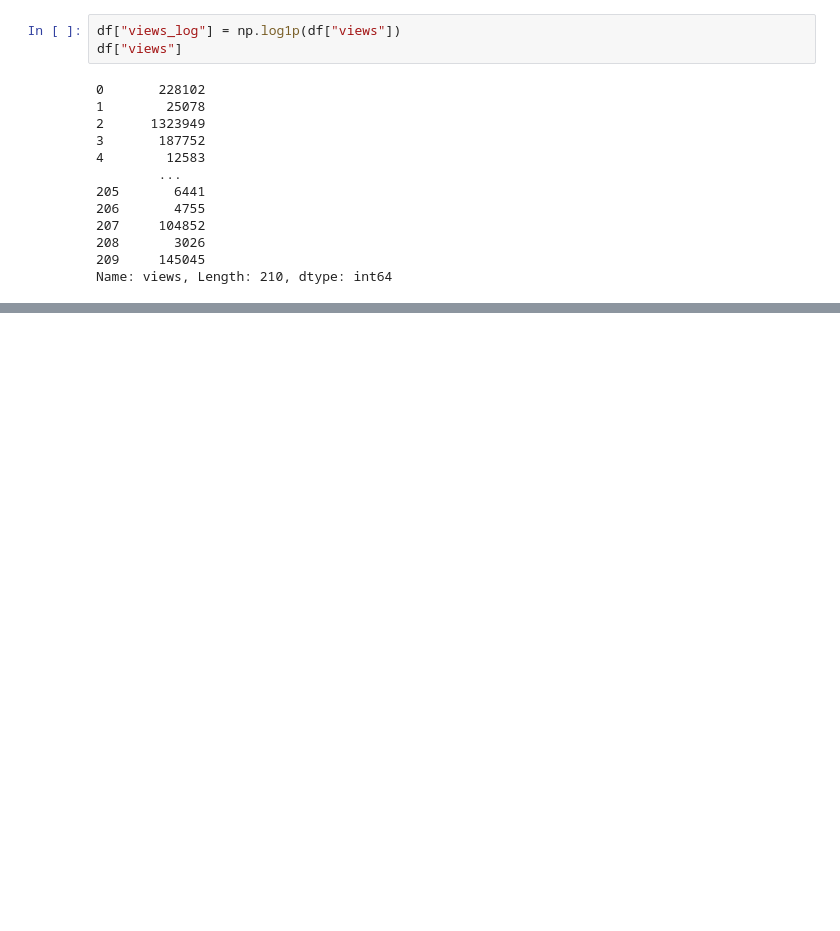
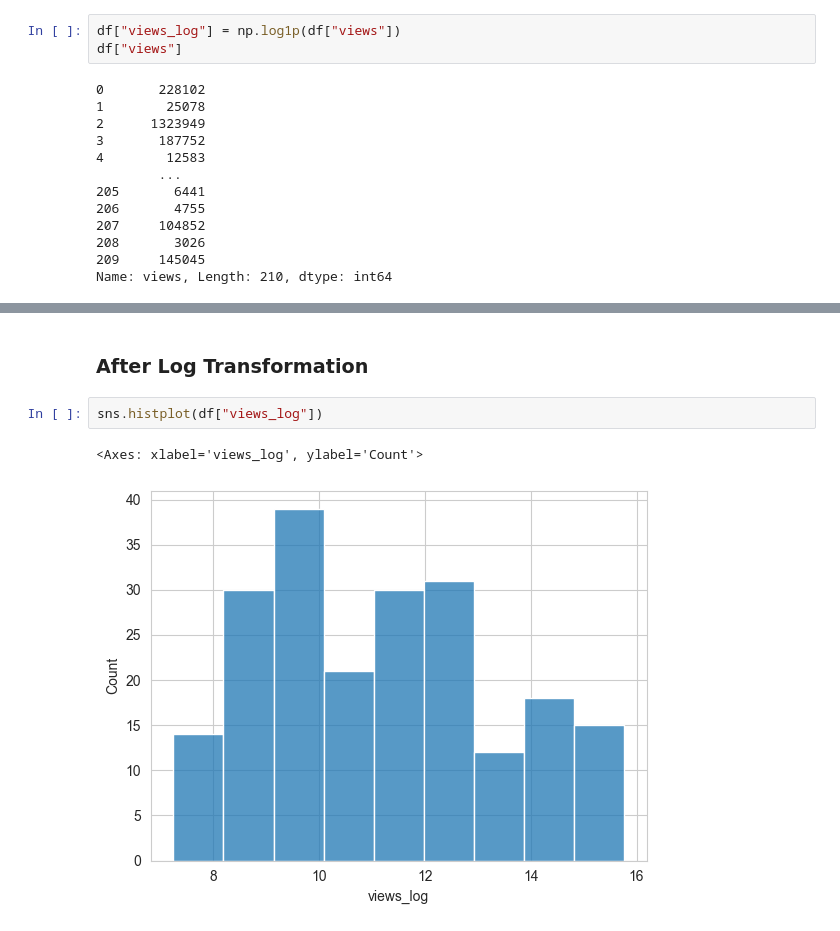
Before and after one commit to cda79/461-lab01-introduction, a Jupyter notebook: LabTask04/lec.ipynb, the cells around one changed output, grey strips where cells are left out. Saved outputs shown, nothing was run; the diff lists cells and outputs as text; blank space fills up the shorter version.

```diff
--- a/LabTask04/lec.ipynb
+++ b/LabTask04/lec.ipynb
@@ -111,0 +134,7 @@ Name: views, Length: 210, dtype: int64
+# %% [markdown]
+### After Log Transformation
+# %%
+sns.histplot(df["views_log"])
+# %% [output]
+<Axes: xlabel='views_log', ylabel='Count'>
+[figure, added]
```
Also changed, not shown: parts of 26 cells of this notebook.
